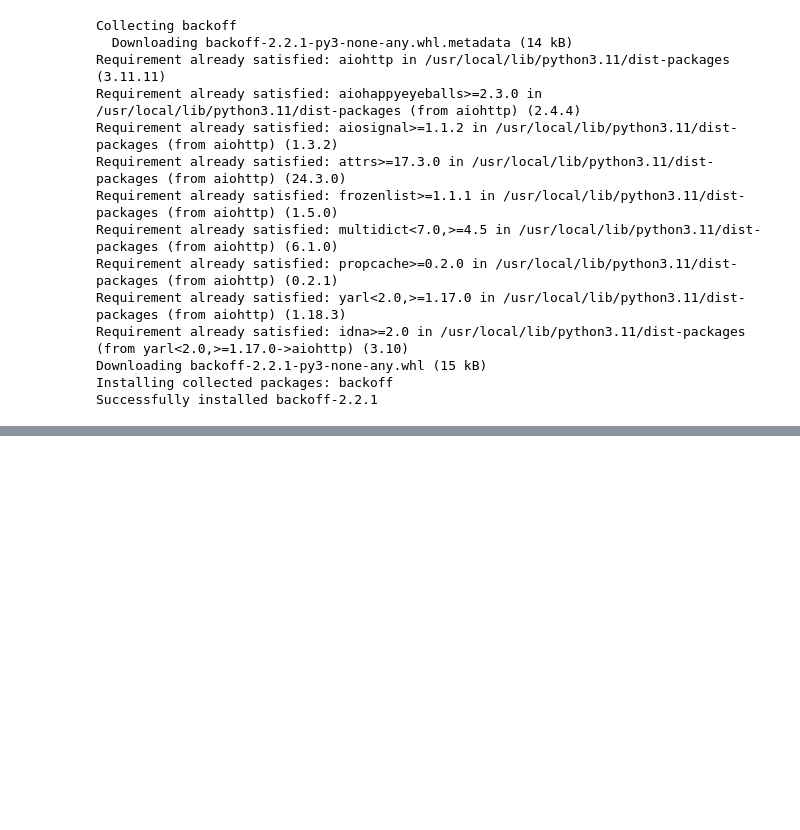
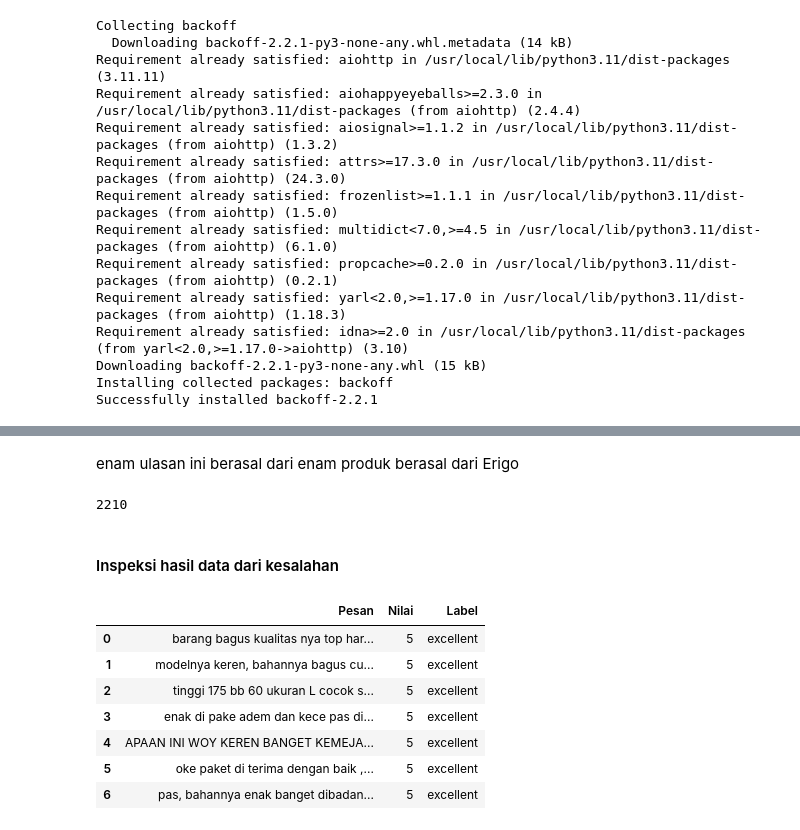
Before and after one commit to DGkurnia/JavaScript30, a Jupyter notebook: sentiment_analysis.ipynb, the cells around one changed output, grey strips where cells are left out. Cells and saved outputs as stored; diff of their text form; code cells hidden in the pictures; blank space fills up the shorter version.

```diff
--- a/sentiment_analysis.ipynb
+++ b/sentiment_analysis.ipynb
@@ -1137,0 +299,8 @@ memory usage: 3.9+ KB
+# %%
+#Bagian 2
+teks4, nilai4, label4 = datagenerator(urld, idd) #ProdukD
+#ke bagian 3
+# %%
+#Bagian 3
+teks5, nilai5, label5 = datagenerator(urle, ide) #ProdukE
+teks6, nilai6, label6 = datagenerator(urlf,idf)
@@ -1137,0 +318,32 @@ memory usage: 3.9+ KB
+# %%
+#deklarasi total ulasan
+sampteks = teks1 + teks2 + teks3 + teks4 + teks5 + teks6 #bagian teks
+sampnilai = nilai1 + nilai2 + nilai3 + nilai4 + nilai5 + nilai6 #bagian nilai
+samplabel = label1 + label2 + label3 + label4 + label5 + label6 #bagian label
+#ke penyatuan
+# %% [markdown]
+enam ulasan ini berasal dari enam produk berasal dari Erigo
+# %%
+#penyatuan ke dataframe
+dfori = pd.DataFrame({'Pesan': sampteks,'Nilai': sampnilai,'Label': samplabel})
+dfkopi = dfori.copy()
+#cek panjang
+lendfkop = len(dfkopi)
+print(lendfkop)
+# %% [output]
+2210
+# %% [markdown]
+#### Inspeksi hasil data dari kesalahan
+# %%
+#cek sampel data
+kepdfkopi = dfkopi.head(7)
+kepdfkopi
+# %% [output]
+|  | Pesan | Nilai | Label |
+| 0 | barang bagus kualitas nya top har... | 5 | excellent |
+| 1 | modelnya keren, bahannya bagus cu... | 5 | excellent |
+| 2 | tinggi 175 bb 60 ukuran L cocok s... | 5 | excellent |
+| 3 | enak di pake adem dan kece pas di... | 5 | excellent |
+| 4 | APAAN INI WOY KEREN BANGET KEMEJA... | 5 | excellent |
+| 5 | oke paket di terima dengan baik ,... | 5 | excellent |
+| 6 | pas, bahannya enak banget dibadan... | 5 | excellent |
```
Also changed, not shown: parts of 95 cells of this notebook.
